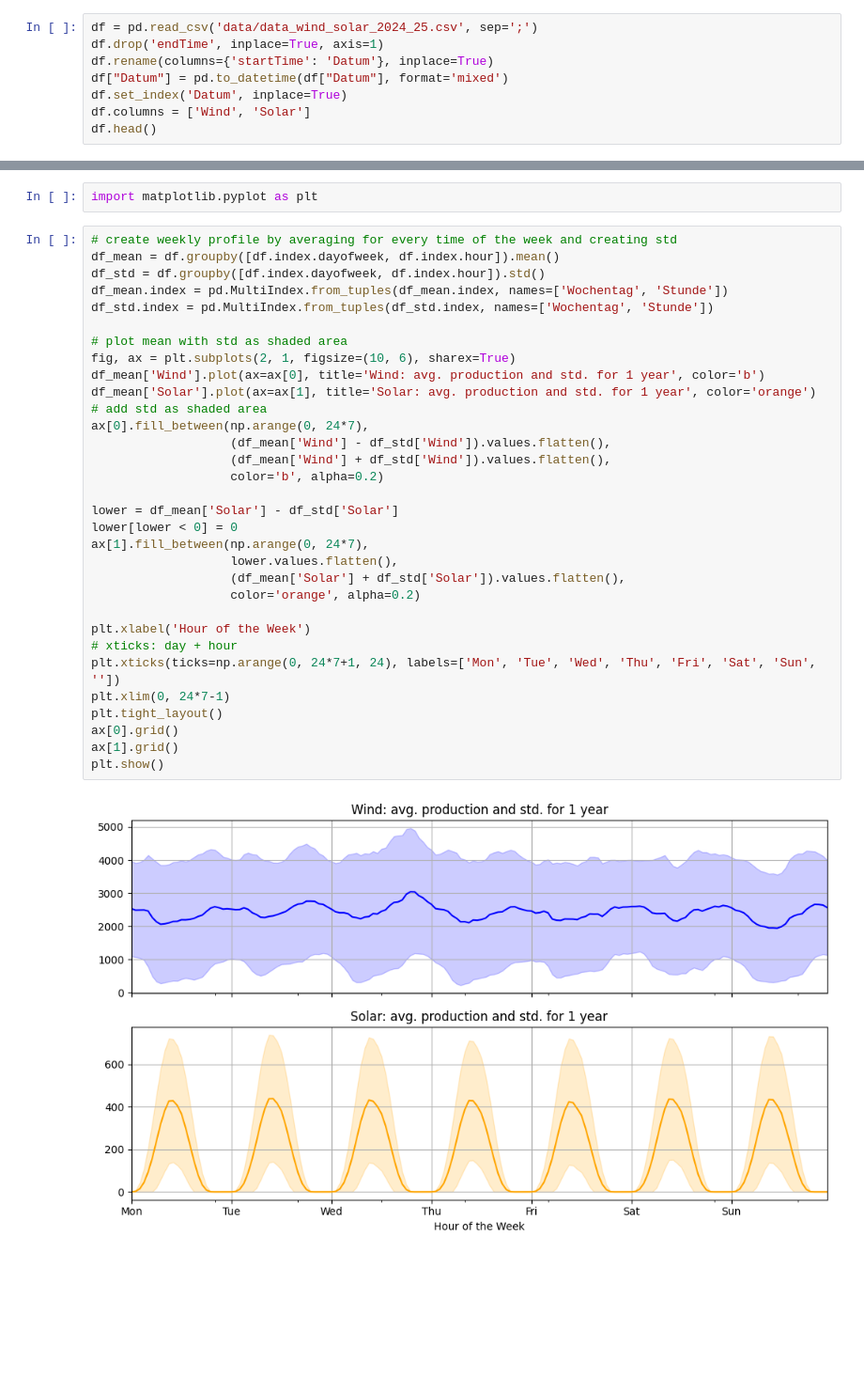
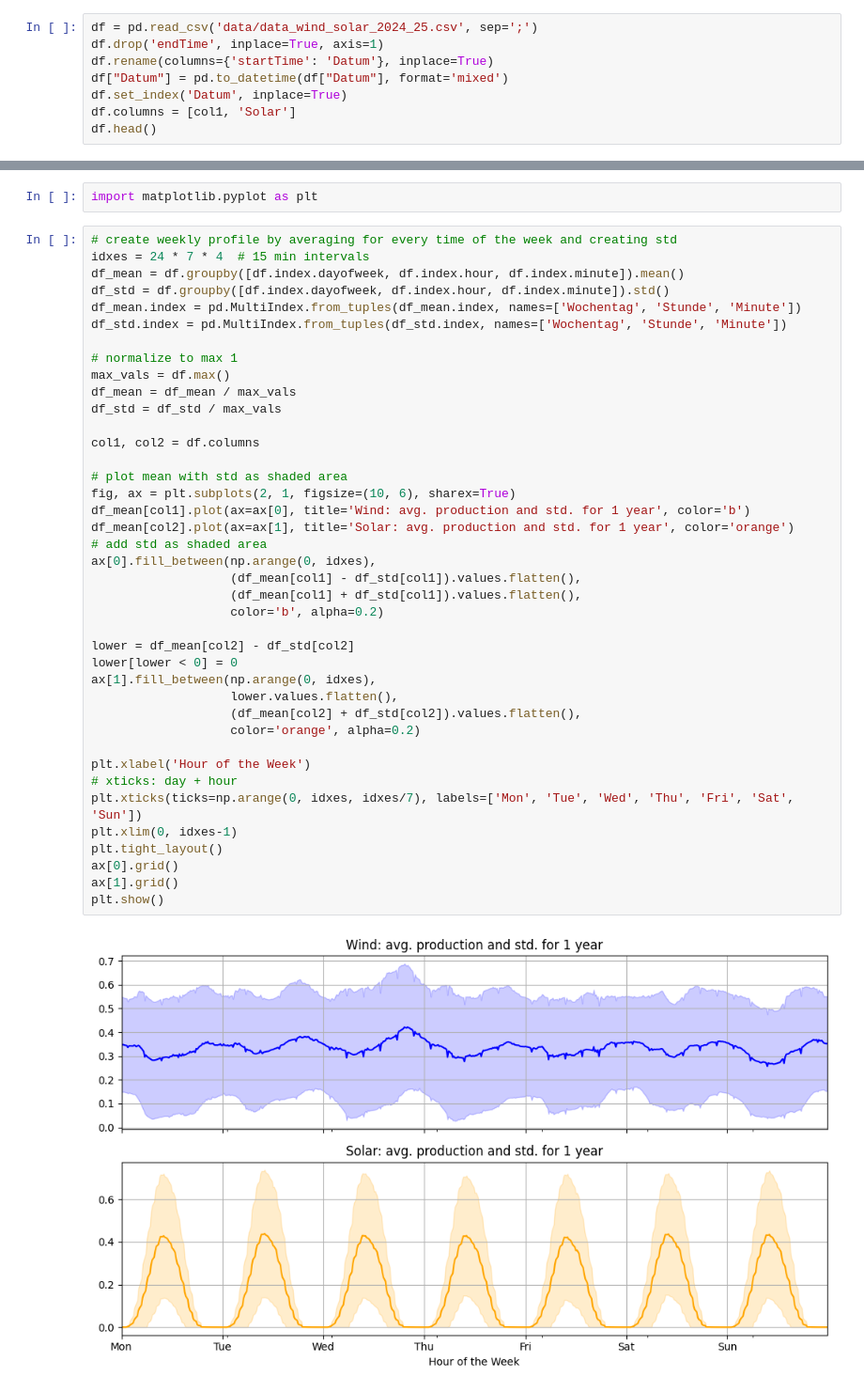
Before and after one commit to cvonholly/dvpp_reward_mechanism, a Jupyter notebook: data_analysis.ipynb, the cells around one changed output, grey strips where cells are left out. Shown at 94% size. Saved outputs shown, nothing was run; the diff lists cells and outputs as text; blank space fills up the shorter version.

Commit message:
add procurement graphs and prob dist

```diff
--- a/data_analysis.ipynb
+++ b/data_analysis.ipynb
@@ -156,6 +156,6 @@ df.drop('endTime', inplace=True, axis=1)
 df.rename(columns={'startTime': 'Datum'}, inplace=True)
 df["Datum"] = pd.to_datetime(df["Datum"], format='mixed')
 df.set_index('Datum', inplace=True)
-df.columns = ['Wind', 'Solar']
+df.columns = [col1, 'Solar']
 df.head()
 # %% [output]
@@ -177,35 +177,43 @@ array([[<Axes: xlabel='Datum'>],
 import matplotlib.pyplot as plt
 # %%
 # create weekly profile by averaging for every time of the week and creating std
-df_mean = df.groupby([df.index.dayofweek, df.index.hour]).mean()
-df_std = df.groupby([df.index.dayofweek, df.index.hour]).std()
-df_mean.index = pd.MultiIndex.from_tuples(df_mean.index, names=['Wochentag', 'Stunde'])
-df_std.index = pd.MultiIndex.from_tuples(df_std.index, names=['Wochentag', 'Stunde'])
+idxes = 24 * 7 * 4  # 15 min intervals
+df_mean = df.groupby([df.index.dayofweek, df.index.hour, df.index.minute]).mean()
+df_std = df.groupby([df.index.dayofweek, df.index.hour, df.index.minute]).std()
+df_mean.index = pd.MultiIndex.from_tuples(df_mean.index, names=['Wochentag', 'Stunde', 'Minute'])
+df_std.index = pd.MultiIndex.from_tuples(df_std.index, names=['Wochentag', 'Stunde', 'Minute'])
+
+# normalize to max 1
+max_vals = df.max()
+df_mean = df_mean / max_vals
+df_std = df_std / max_vals
+
+col1, col2 = df.columns
 
 # plot mean with std as shaded area
 fig, ax = plt.subplots(2, 1, figsize=(10, 6), sharex=True)
-df_mean['Wind'].plot(ax=ax[0], title='Wind: avg. production and std. for 1 year', color='b')
-df_mean['Solar'].plot(ax=ax[1], title='Solar: avg. production and std. for 1 year', color='orange')
+df_mean[col1].plot(ax=ax[0], title='Wind: avg. production and std. for 1 year', color='b')
+df_mean[col2].plot(ax=ax[1], title='Solar: avg. production and std. for 1 year', color='orange')
 # add std as shaded area
-ax[0].fill_between(np.arange(0, 24*7),
-                   (df_mean['Wind'] - df_std['Wind']).values.flatten(),
-                   (df_mean['Wind'] + df_std['Wind']).values.flatten(),
+ax[0].fill_between(np.arange(0, idxes),
+                   (df_mean[col1] - df_std[col1]).values.flatten(),
+                   (df_mean[col1] + df_std[col1]).values.flatten(),
                    color='b', alpha=0.2)
 
-lower = df_mean['Solar'] - df_std['Solar']
+lower = df_mean[col2] - df_std[col2]
 lower[lower < 0] = 0
-ax[1].fill_between(np.arange(0, 24*7),
+ax[1].fill_between(np.arange(0, idxes),
                    lower.values.flatten(),
-                   (df_mean['Solar'] + df_std['Solar']).values.flatten(),
+                   (df_mean[col2] + df_std[col2]).values.flatten(),
                    color='orange', alpha=0.2)
 
 plt.xlabel('Hour of the Week')
 # xticks: day + hour
-plt.xticks(ticks=np.arange(0, 24*7+1, 24), labels=['Mon', 'Tue', 'Wed', 'Thu', 'Fri', 'Sat', 'Sun', ''])
-plt.xlim(0, 24*7-1)
+plt.xticks(ticks=np.arange(0, idxes, idxes/7), labels=['Mon', 'Tue', 'Wed', 'Thu', 'Fri', 'Sat', 'Sun'])
+plt.xlim(0, idxes-1)
 plt.tight_layout()
 ax[0].grid()
 ax[1].grid()
 plt.show()
 # %% [output]
-[figure, old version]
+[figure, new version]
```
Also changed, not shown: parts of 9 cells of this notebook.
